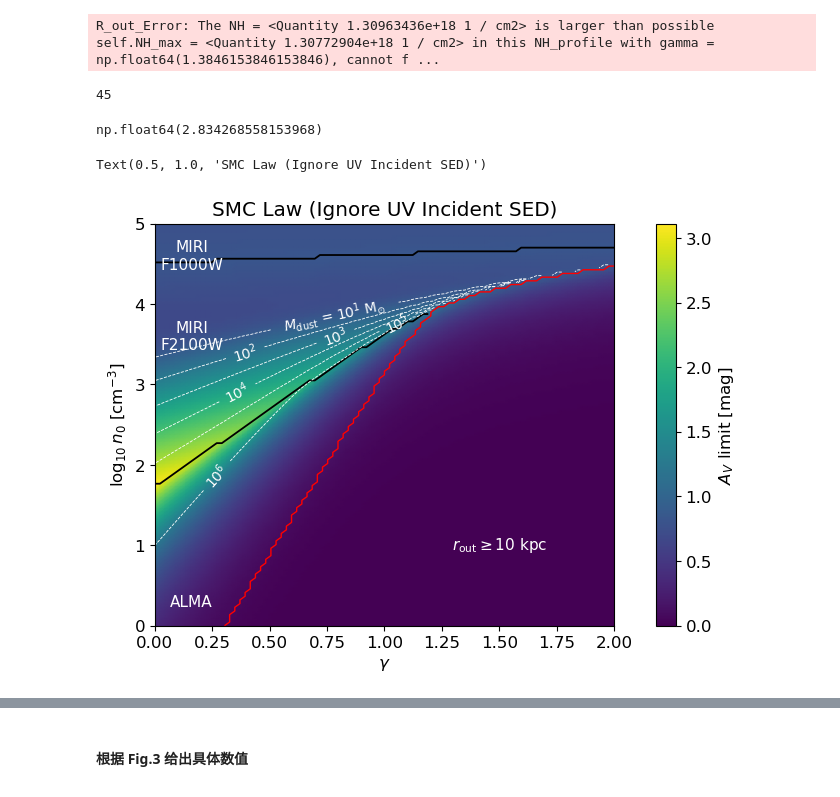
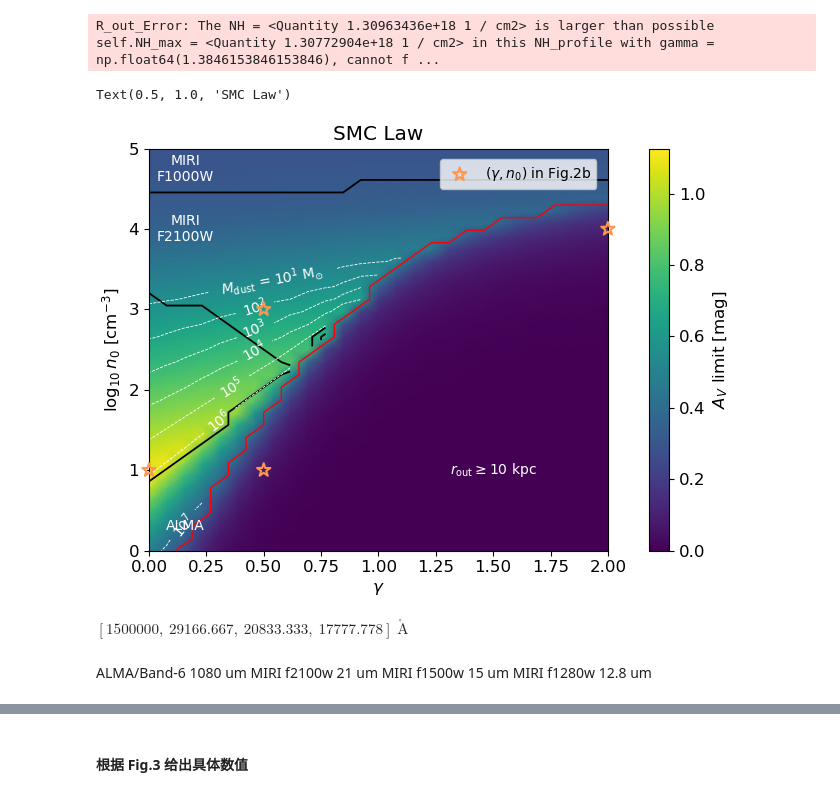
Before and after one commit to c-kj/LRD_dust_modeling, a Jupyter notebook: notebooks/A_V_constraint.ipynb, the cells around one changed output, grey strips where cells are left out. Saved outputs shown, nothing was run; the diff lists cells and outputs as text; code cells hidden in the pictures.

```diff
--- a/notebooks/A_V_constraint.ipynb
+++ b/notebooks/A_V_constraint.ipynb
@@ -473 +527,17 @@ create_model_with_fiducial = partial(A_V_Model,
+# %%
+_opacity = SMC_opacity
+# _opacity = Orion_opacity
+
+_observed_SED = get_SED_detection(Labbe_photo)
+# _observed_SED=Labbe_SED_selected_MIRI_reduced,  #TEMP 处理 MIRI 的加和
+
+
+# create_model_with_fiducial 设定一组 fiducial 参数，作为整个 notebook 中的默认选项。
+# 目的是快速创建一个 model（只需要输入 A_V=xxx)。但不应当用作一般的 model_factory
+create_model_with_fiducial = partial(create_model_with_basic,
+            n_0 = 1e3 * u.cm**-3,
+            gamma = 0.5,
+            opacity=_opacity,
+            observed_SED=_observed_SED,
+)
 # %%
@@ -1200,8 +1557,8 @@ if False:
 # %%
 # 创建网格
-gamma_array = np.linspace(0, 2, 9*10)
+gamma_array = np.linspace(0, 2, 9*3)
 # gamma_array = np.linspace(-5, 1, 9*3)
-n_0_array = np.geomspace(1e0, 1e5, 11*10) * u.cm**-3
+n_0_array = np.geomspace(1e0, 1e5, 11*3) * u.cm**-3
 
 X, Y = np.meshgrid(gamma_array, n_0_array)
 
@@ -1330,15 +1676,9 @@ T_out_array = Quantity(T_out_array).reshape(X.shape)
 # %% [output]
 [Parallel(n_jobs=10)]: Using backend LokyBackend with 10 concurrent workers.
 R_out_Error: The NH = <Quantity 1.30963436e+18 1 / cm2> is larger than possible self.NH_max = <Quantity 1.30772904e+18 1 / cm2> in this NH_profile with gamma = np.float64(1.3846153846153846), cannot f ...
-# %%
-max([res.iterations for res in res_list])
-# %% [output]
-45
-# %%
-np.max(A_V_max_array)
-# %% [output]
-np.float64(2.834268558153968)
 # %%
+# 图 3（旧版）
+
 from functools import partial
 from matplotlib.colors import LogNorm
 from matplotlib import patheffects
@@ -1397,11 +1737,18 @@ cntr_NH_MAX = ax.contour(gamma_array, np.log10(n_0_array.value),
 # cntr_NH_MAX.set(path_effects=[patheffects.withTickedStroke(angle=60, length=1, spacing=10)])
 
 # 用文本标出各个区域的关键限制波段
+# if True:
+#    _text_props = dict(ha='center', va='center', color='w', fontsize=11)
+#    ax.text(.16, 0.3, "ALMA", **_text_props)
+#    ax.text(.16, 3.6, "MIRI\nF2100W", **_text_props)
+#    ax.text(.16, 4.6, "MIRI\nF1000W", **_text_props)
+#    ax.text(1.5, 1, r"$r_{\rm out} \geq 10~{\rm kpc}$", **_text_props)  #TEMP
+
 if True:
-   _text_props = dict(ha='center', va='center', color='w', fontsize=11)
+   _text_props = dict(ha='center', va='center', color='w', fontsize=10)
    ax.text(.16, 0.3, "ALMA", **_text_props)
-   ax.text(.16, 3.6, "MIRI\nF2100W", **_text_props)
-   ax.text(.16, 4.6, "MIRI\nF1000W", **_text_props)
+   ax.text(.16, 4.0, "MIRI\nF2100W", **_text_props)
+   ax.text(.16, 4.75, "MIRI\nF1000W", **_text_props)
    ax.text(1.5, 1, r"$r_{\rm out} \geq 10~{\rm kpc}$", **_text_props)  #TEMP
 
 
@@ -1439,34 +1786,40 @@ if _opacity_name == 'SMC' and not ignore_UV:
               label=r'$(\gamma, n_0)$ in Fig.2b', zorder=100,
               clip_on=False,
               )
 
    ax.legend(loc='best', framealpha=.8, bbox_to_anchor=(.99, .99))
 
 # 标题
 _title_opacity_name = {'SMC': 'SMC', 'Orion': 'Orion-Nebula'}[_opacity_name]
 _title_str = f"{_title_opacity_name} Law"
 if ignore_UV:
    _title_str += " (Ignore UV Incident SED)"
 ax.set_title(_title_str)  # 标题
 
 # #TEMP 尝试 T_out
 # ax.contour(gamma_array, np.log10(n_0_array.value),
 #            T_out_array.to_value(u.K),
 #         #    cmap='Reds',
 #          #   levels=[1e1, 1e2, 1e3, 1e4, 1e5, 1e6, 1e7],
 #          levels=[30, 50, 100, 200, 300, 400, 500],
 #            colors='orange',
 #            linewidths=.6,
 #            linestyles='--',
 #            norm=LogNorm(),
 #            )
 
 
 # fig.savefig(f'figures/paras_survey/{_opacity_name}_Tfloor=30_large_6.png', bbox_inches='tight')
 # fig.savefig(f'figures/paras_survey/{_opacity_name}_Tfloor=30_large_6.pdf', bbox_inches='tight')
 
-# fig.savefig(f'figures/paras_survey/{_opacity_name}_Tfloor=30_large_ignore_UV_6.pdf', bbox_inches='tight')
-# fig.savefig(f'figures/paras_survey/{_opacity_name}_Tfloor=30_large_ignore_UV_6.png', bbox_inches='tight')
+# fig.savefig(f'figures/paras_survey/ignore_UV/{_opacity_name}_Tfloor=30_ignore_UV_6.pdf', bbox_inches='tight')
+# fig.savefig(f'figures/paras_survey/ignore_UV/{_opacity_name}_Tfloor=30_ignore_UV_6.png', bbox_inches='tight')
+
+# fig.savefig(f'figures/paras_survey/Delvecchio_{_opacity_name}_Tfloor=30_1.pdf', bbox_inches='tight')
 # %% [output]
-Text(0.5, 1.0, 'SMC Law (Ignore UV Incident SED)')
+Text(0.5, 1.0, 'SMC Law')
-[figure, old version]
+[figure, new version]
+# %%
+SED.from_QTable(_SED_table).wavelength[all_crit_indices]
+# %% [output]
+$[1500000,~29166.667,~20833.333,~17777.778] \; \mathrm{\mathring{A}}$
@@ -1472,0 +1828,5 @@ Text(0.5, 1.0, 'SMC Law (Ignore UV Incident SED)')
+# %% [markdown]
+ALMA/Band-6 1080 um
+MIRI f2100w 21 um
+MIRI f1500w 15 um
+MIRI f1280w 12.8 um
```
Also changed, not shown: parts of 68 cells of this notebook.
